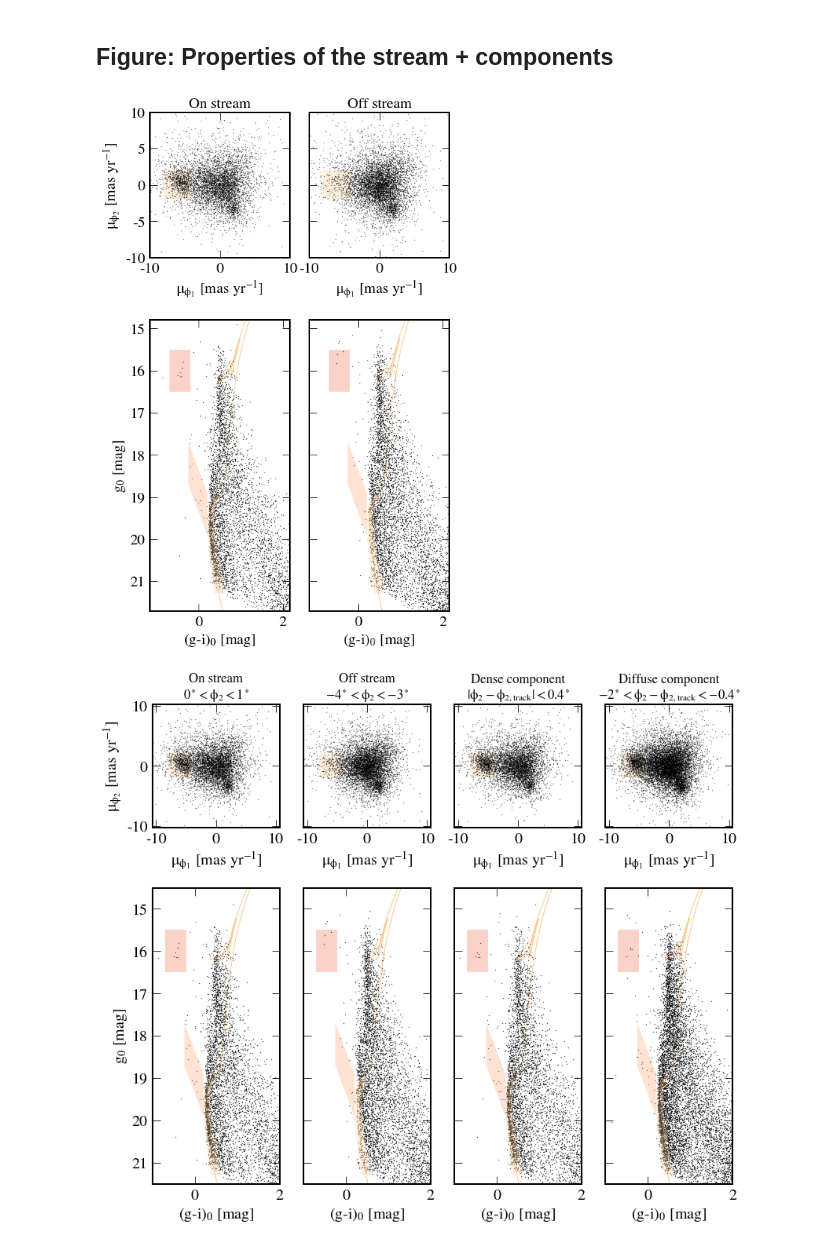
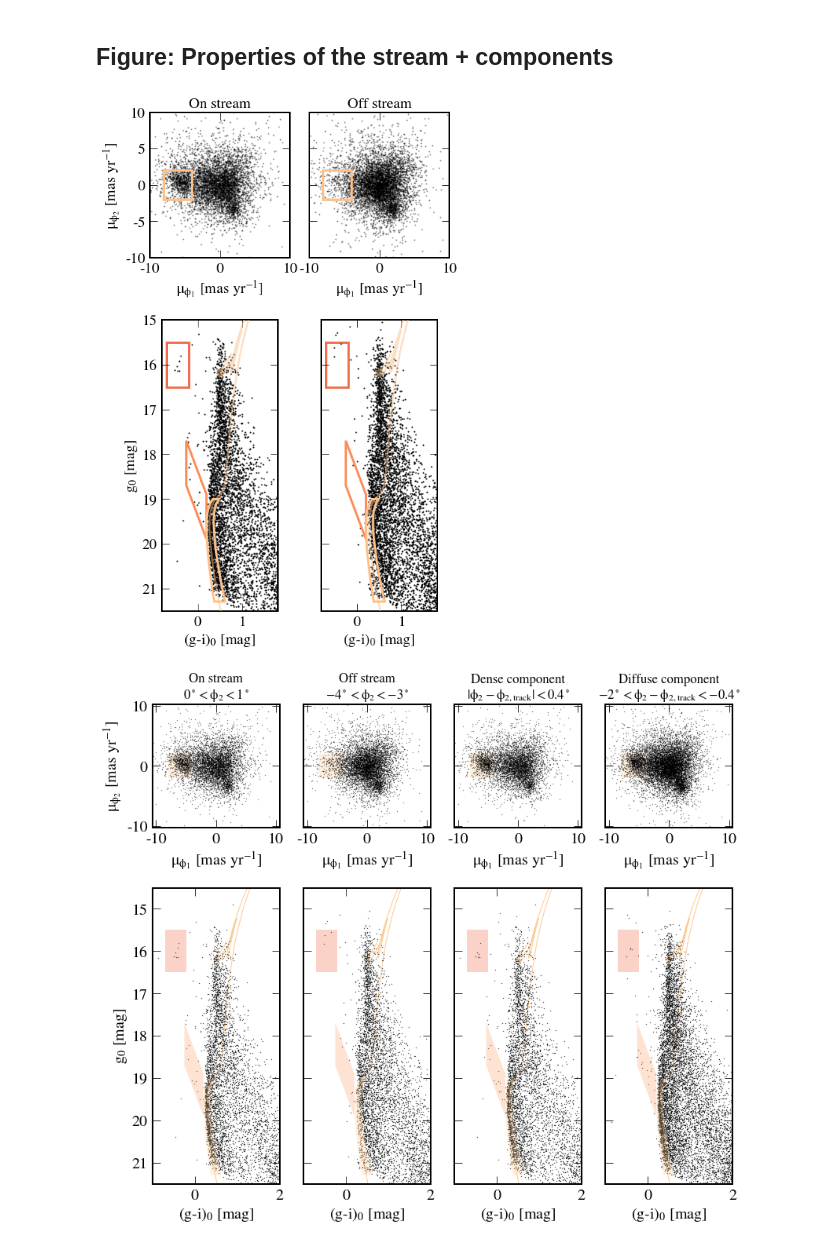
Before and after one commit to abonaca/jhelum, a Jupyter notebook: notebooks/paper.ipynb, the cells around one changed output. Drawn from its saved outputs; the diff is of its cells as text; code cells hidden in the pictures.

```diff
--- a/notebooks/paper.ipynb
+++ b/notebooks/paper.ipynb
@@ -654,7 +654,7 @@ masks_cmd = [phi2_mask & cmd_mask, phi2off_mask & cmd_mask, narrow_mask & cmd_ma
 # %%
 fig, ax = plt.subplots(2,2,figsize=(7.2,10.8), sharex='row', sharey='row', gridspec_kw = {'height_ratios':[1,2.]})
 
-color_mem = mpl.cm.OrRd(0.3)
+color_mem = mpl.cm.OrRd(0.35)
 
 # proper motion diagrams
 rect_xy = [pm1_min.to(u.mas/u.yr).value, pm2_min.to(u.mas/u.yr).value]
@@ -664,10 +664,11 @@ rect_h = pm2_max.to(u.mas/u.yr).value - pm2_min.to(u.mas/u.yr).value
 for e in range(2):
     plt.sca(ax[0][e])
     mask = masks_cmd[e]
-    plt.plot(cj.pm_phi1_cosphi2[mask].to(u.mas/u.yr), cj.pm_phi2[mask].to(u.mas/u.yr), 'ko', ms=0.3, alpha=0.7,
-            rasterized=True)
+    plt.plot(cj.pm_phi1_cosphi2[mask].to(u.mas/u.yr), cj.pm_phi2[mask].to(u.mas/u.yr), 'ko', ms=1.2, alpha=0.3,
+            rasterized=True, zorder=0)
 
-    pr = mpl.patches.Rectangle(rect_xy, rect_w, rect_h, color=color_mem, ec='none', alpha=0.3)
+#     pr = mpl.patches.Rectangle(rect_xy, rect_w, rect_h, color=color_mem, ec='none', alpha=0.3)
+    pr = mpl.patches.Rectangle(rect_xy, rect_w, rect_h, ec=color_mem, color='none', alpha=1, lw=3, zorder=1)
     plt.gca().add_artist(pr)
 
 #     plt.gca().set_aspect('equal')
@@ -680,42 +681,45 @@ for e in range(2):
     plt.title(labels[e], fontsize='medium')
 
 # CMDs
 rect_xy = [bhb_gi_min, bhb_g_min]
 rect_w = bhb_gi_max - bhb_gi_min
 rect_h = bhb_g_max - bhb_g_min
 
-color_iso = mpl.cm.OrRd(0.3)
-color_bs = mpl.cm.OrRd(0.45)
+color_iso = mpl.cm.OrRd(0.35)
+color_bs = mpl.cm.OrRd(0.5)
 color_bhb = mpl.cm.OrRd(0.6)
 
 for e in range(2):
     plt.sca(ax[1][e])
     mask = masks_pm[e]
-    plt.plot(g.g0[mask] - g.i0[mask], g.g0[mask], 'ko', ms=0.3, alpha=1, rasterized=True)
+    plt.plot(g.g0[mask] - g.i0[mask], g.g0[mask], 'ko', ms=1.2, alpha=0.8, rasterized=True)
 
-    plt.plot(i_gi, i_g, '-', color=color_iso, lw=1, alpha=1, zorder=0, label='12 Gyr\n[Fe/H]=$-1.35$')
+    plt.plot(i_gi, i_g, '-', color=color_iso, lw=2.5, alpha=0.5, zorder=10, label='12 Gyr\n[Fe/H]=$-1.35$')
 
-    pm = mpl.patches.Polygon(poly_main, color=color_iso, ec='none', alpha=0.3, zorder=2, label='')
+#     pm = mpl.patches.Polygon(poly_main, color=color_iso, ec='none', alpha=0.3, zorder=2, label='')
+    pm = mpl.patches.Polygon(poly_main, ec=color_iso, color='none', alpha=1, lw=3, zorder=3, label='')
     plt.gca().add_artist(pm)
 
-    pbs = mpl.patches.Polygon(poly_bs, color=color_bs, ec='none', alpha=0.3, zorder=2, label='')
+#     pbs = mpl.patches.Polygon(poly_bs, color=color_bs, ec='none', alpha=0.3, zorder=2, label='')
+    pbs = mpl.patches.Polygon(poly_bs, ec=color_bs, color='none', lw=3, alpha=1, zorder=2, label='')
     plt.gca().add_artist(pbs)
 
-    pr_bhb = mpl.patches.Rectangle(rect_xy, rect_w, rect_h, color=color_bhb, ec='none', alpha=0.3)
+#     pr_bhb = mpl.patches.Rectangle(rect_xy, rect_w, rect_h, color=color_bhb, ec='none', alpha=0.3)
+    pr_bhb = mpl.patches.Rectangle(rect_xy, rect_w, rect_h, ec=color_bhb, color='none', lw=3, alpha=1)
     plt.gca().add_artist(pr_bhb)
 
     plt.gca().set_aspect('equal')
     plt.xlim(-0.8,1.8)
     plt.ylim(21.5, 15)
 
     plt.xlabel('(g-i)$_0$ [mag]')
     if e==0:
         plt.ylabel('$g_0$ [mag]')
 
 plt.tight_layout(w_pad=0.1)
-plt.savefig('../paper/selection.pdf', dpi=150)
+plt.savefig('../paper/selection.pdf', dpi=200)
 # %% [output]
-[figure, old version]
+[figure, new version]
 # %%
 fig, ax = plt.subplots(2,4,figsize=(12,10.3), sharex='row', sharey='row', gridspec_kw = {'height_ratios':[1,2.4]})
 
```
Also changed, not shown: 1 other file.
